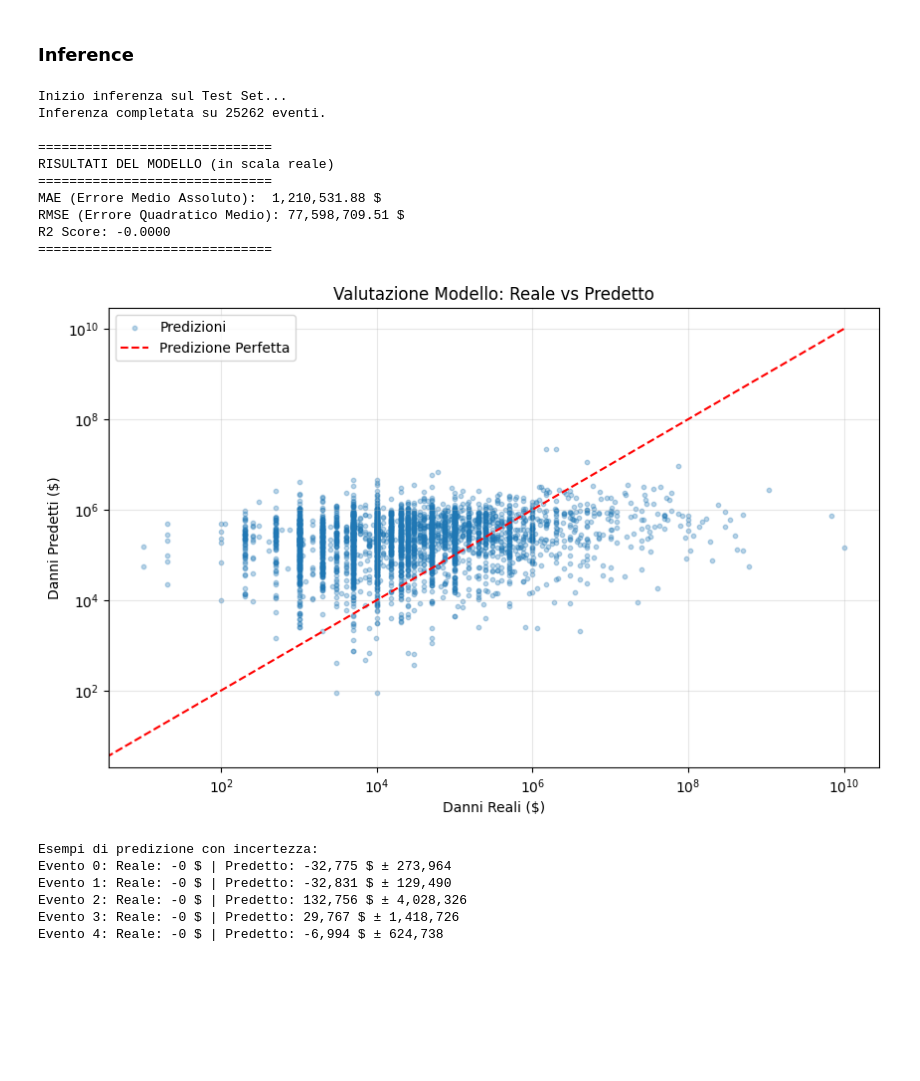
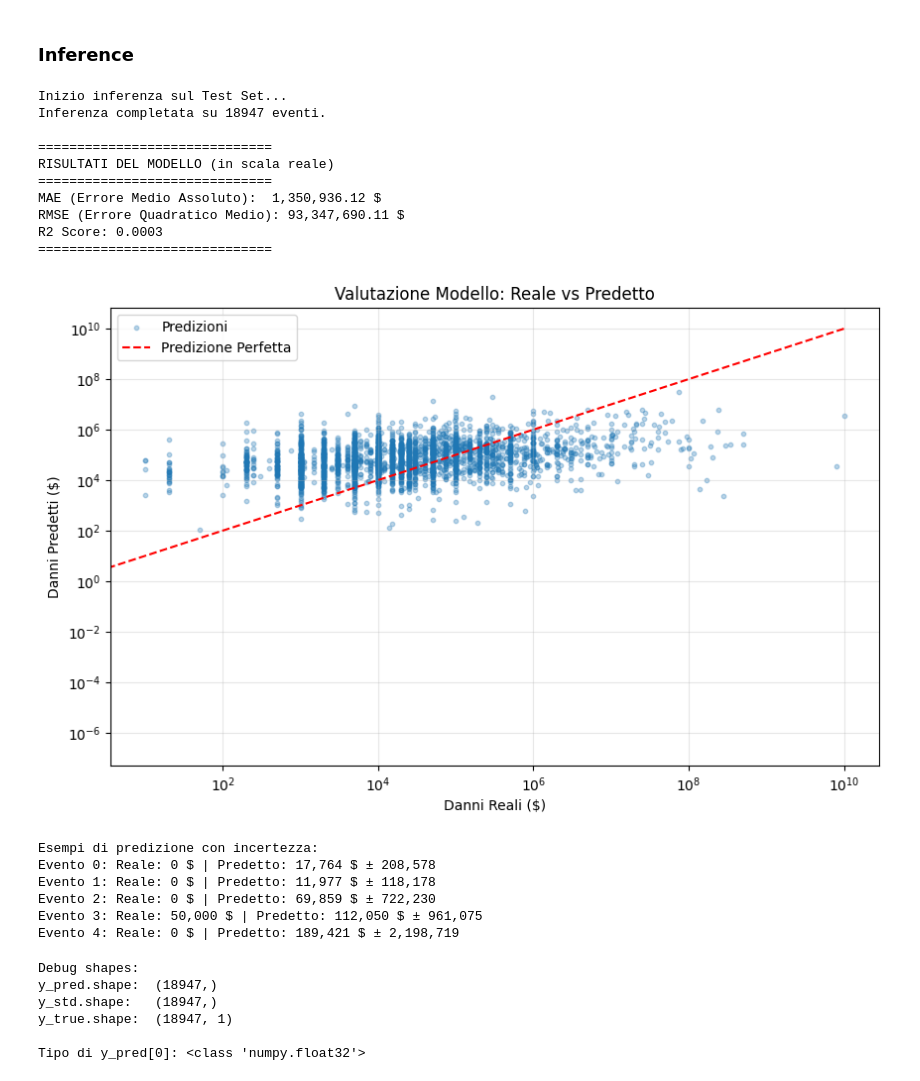
Before and after one commit to mattialodi0/progA3I, a Jupyter notebook: NSF.ipynb, the cells around one changed output. Saved outputs shown, nothing was run; the diff lists cells and outputs as text; code cells hidden in the pictures; blank space fills up the shorter version.

Commit message:
larger nsf model with weights

```diff
--- a/NSF.ipynb
+++ b/NSF.ipynb
@@ -145,3 +138,6 @@ optimizer = torch.optim.Adam(flow.parameters(), lr=lr)
+# %%
+# Setup scheduler
+scheduler = torch.optim.lr_scheduler.ReduceLROnPlateau(optimizer, mode='min', factor=0.5, patience=15)
 # %%
 device = torch.device('cuda' if torch.cuda.is_available() else 'cpu')
 # %% [markdown]
@@ -189,0 +253,6 @@ Epoch   [50/50] Train Loss: -5.2426     ± 4.18851900100708
+# %%
+# Load the best model
+checkpoint = torch.load('best_nsf_model.pth', weights_only=False)
+flow.load_state_dict(checkpoint['model_state_dict'])
+print(f"Best model from epoch {checkpoint['epoch']+1} loaded")
+print(f"Best validation loss: {checkpoint['val_loss']:.4f}")
@@ -203,19 +327,26 @@ Come stabilizzare il training? (e quindi ridurre la standard deviation?):
 - gradient clipping (impedisce ad un singolo batch sfortunato, che quindi genera gradienti molto grandi, di distruggere i pesi del modello)
 # %% [markdown]
 ### Inference
+# %%
+def inverse_transform_predictions(y_scaled):
+    """Convert from the normalized scale to normal dollars"""
+    original_shape = y_scaled.shape
+    y_log = target_scaler.inverse_transform(y_scaled.reshape(-1, 1))
+    y_log = y_log.reshape(original_shape)
+    return np.expm1(y_log)  # exp(log(1+x)) - 1 = x
 # %%
 def predict_with_uncertainty(flow, context, n_samples=1000):
     # context shape: (Batch, Features)
     # if Batch size = 1 (un solo sample) accertati di aggiungere .unsqueeze(0) per avere la dimensione del batch)
     flow.eval()
     with torch.no_grad():
-        samples = flow(context).sample((n_samples,)) # Shape: (n_samples, Batch_size, output_feature(=1))
+        samples = flow(context).sample((n_samples,)) # Shape: (n_samples, batch_size, output_feature(=1))
+        samples_np = samples.squeeze(-1).cpu().numpy() # Shape: (n_samples, batch_size)
 
-        pred_norm = samples.mean(dim=0).cpu().numpy()  # Expected value (for standard metrics)
-        std_norm = samples.std(dim=0).cpu().numpy() # Uncertany
+        samples_real = inverse_transform_predictions(samples_np)
 
-        predictions = target_scaler.inverse_transform(pred_norm)
-        uncertainties = std_norm * target_scaler.scale_
+        predictions = samples_real.mean(axis=0) # mean on the axis of the n_samples -> shape (batch_size,)
+        uncertainties = samples_real.std(axis=0)
 
     return predictions, uncertainties
 # %%
@@ -233,14 +364,12 @@ for context_batch, damage_batch in test_loader:
     context_batch = context_batch.to(device)
 
     # 1. Predizione (La tua funzione restituisce già valori denormalizzati/reali)
-    # Nota: Assicurati che predict_with_uncertainty gestisca il .cpu().numpy() internamente
-    # se la stai usando come definita sopra, altrimenti potrebbe dare errore sui device.
     # Qui assumo restituisca numpy arrays.
     preds_real, unc_real = predict_with_uncertainty(flow, context_batch, n_samples=1000)
 
     # 2. Gestione del Target Reale (Ground Truth)
     # Dobbiamo denormalizzare anche i dati veri per poterli confrontare
-    targets_real = target_scaler.inverse_transform(damage_batch.cpu().numpy())
+    targets_real = inverse_transform_predictions(damage_batch.cpu().numpy())
 
     # 3. Accumulo risultati
     all_preds.append(preds_real)
@@ -268,45 +397,57 @@ print(f"R2 Score: {r2:.4f}")
 print("="*30)
 
 # --- GRAFICO: Predetto vs Reale ---
 plt.figure(figsize=(10, 6))
 # Facciamo un plot in scala logaritmica perché i danni variano di ordini di grandezza
-# Aggiungiamo +1 per evitare log(0)
 plt.scatter(y_true, y_pred, alpha=0.3, s=10, label='Predizioni')
 
 # Linea di perfezione (y = x)
 p1 = max(y_true.max(), y_pred.max())
 p2 = min(y_true.min(), y_pred.min())
 plt.plot([p1, p2], [p1, p2], 'r--', label='Predizione Perfetta')
 
 plt.xlabel('Danni Reali ($)')
 plt.ylabel('Danni Predetti ($)')
 plt.title('Valutazione Modello: Reale vs Predetto')
-plt.xscale('log') # Consigliato per danni economici
-plt.yscale('log') # Consigliato per danni economici
+plt.xscale('log')
+plt.yscale('log')
 plt.legend()
 plt.grid(True, alpha=0.3)
 plt.show()
 
 # --- ESEMPIO DI INCERTEZZA ---
 # Mostriamo i primi 5 casi con la loro incertezza
 print("\nEsempi di predizione con incertezza:")
 for i in range(5):
-    print(f"Evento {i}: Reale: {y_true[i][0]:,.0f} $ | Predetto: {y_pred[i][0]:,.0f} $ ± {y_std[i][0]:,.0f}")
+    print(f"Evento {i}: Reale: {y_true[i][0]:,.0f} $ | Predetto: {y_pred[i]:,.0f} $ ± {y_std[i]:,.0f}")
 # %% [output]
 Inizio inferenza sul Test Set...
-Inferenza completata su 25262 eventi.
+Inferenza completata su 18947 eventi.
 
 ==============================
 RISULTATI DEL MODELLO (in scala reale)
 ==============================
-MAE (Errore Medio Assoluto):  1,210,531.88 $
-RMSE (Errore Quadratico Medio): 77,598,709.51 $
-R2 Score: -0.0000
+MAE (Errore Medio Assoluto):  1,350,936.12 $
+RMSE (Errore Quadratico Medio): 93,347,690.11 $
+R2 Score: 0.0003
 ==============================
-[figure, old version]
+[figure, new version]
 Esempi di predizione con incertezza:
-Evento 0: Reale: -0 $ | Predetto: -32,775 $ ± 273,964
-Evento 1: Reale: -0 $ | Predetto: -32,831 $ ± 129,490
-Evento 2: Reale: -0 $ | Predetto: 132,756 $ ± 4,028,326
-Evento 3: Reale: -0 $ | Predetto: 29,767 $ ± 1,418,726
-Evento 4: Reale: -0 $ | Predetto: -6,994 $ ± 624,738
+Evento 0: Reale: 0 $ | Predetto: 17,764 $ ± 208,578
+Evento 1: Reale: 0 $ | Predetto: 11,977 $ ± 118,178
+Evento 2: Reale: 0 $ | Predetto: 69,859 $ ± 722,230
+Evento 3: Reale: 50,000 $ | Predetto: 112,050 $ ± 961,075
+Evento 4: Reale: 0 $ | Predetto: 189,421 $ ± 2,198,719
+# %%
+print(f"\nDebug shapes:")
+print(f"y_pred.shape:  {y_pred.shape}")
+print(f"y_std.shape:   {y_std.shape}")
+print(f"y_true.shape:  {y_true.shape}")
+print(f"\nTipo di y_pred[0]: {type(y_pred[0])}")
+# %% [output]
+Debug shapes:
+y_pred.shape:  (18947,)
+y_std.shape:   (18947,)
+y_true.shape:  (18947, 1)
+
+Tipo di y_pred[0]: <class 'numpy.float32'>
```
Also changed, not shown: parts of 18 cells of this notebook, 2 other files.
